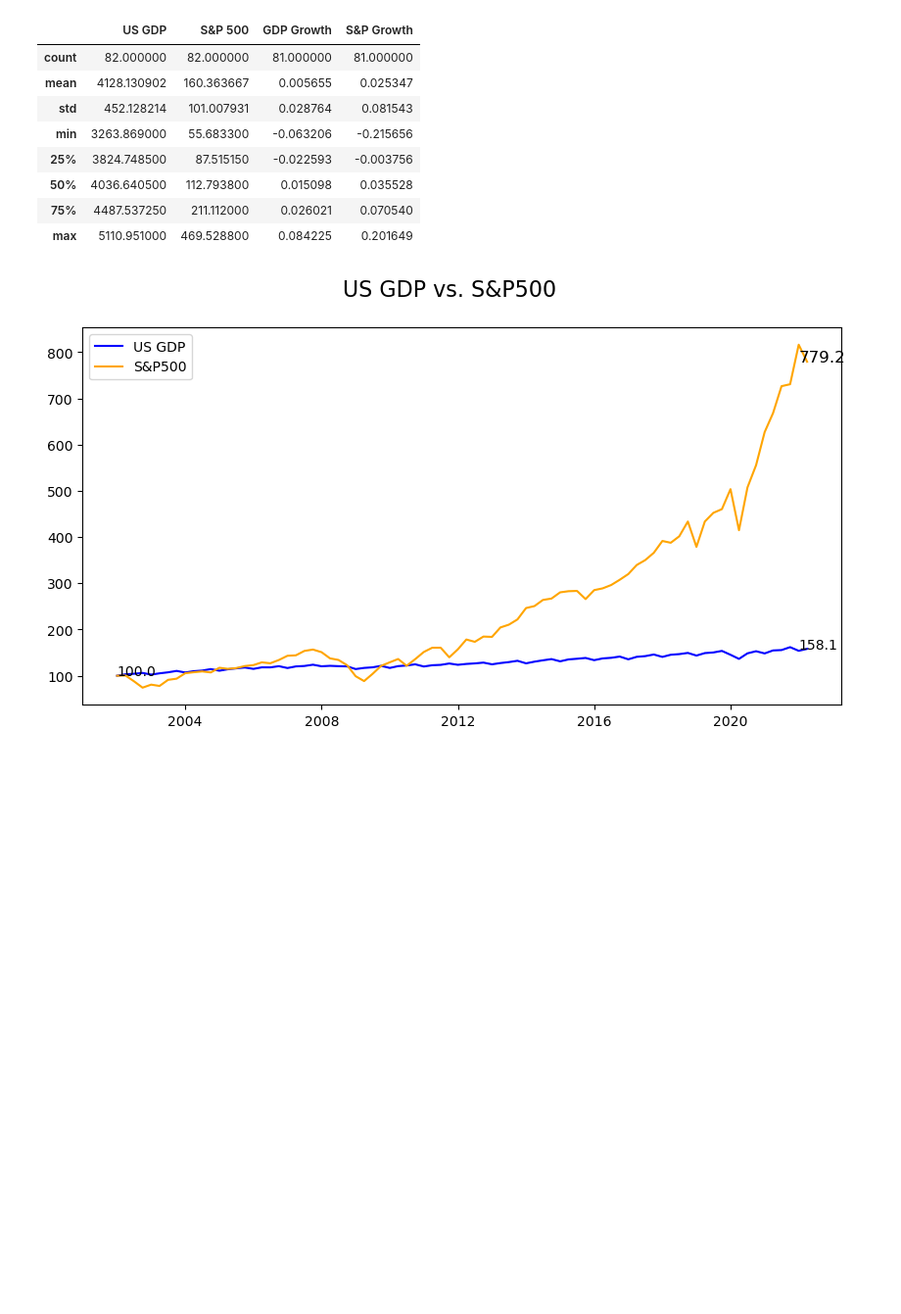
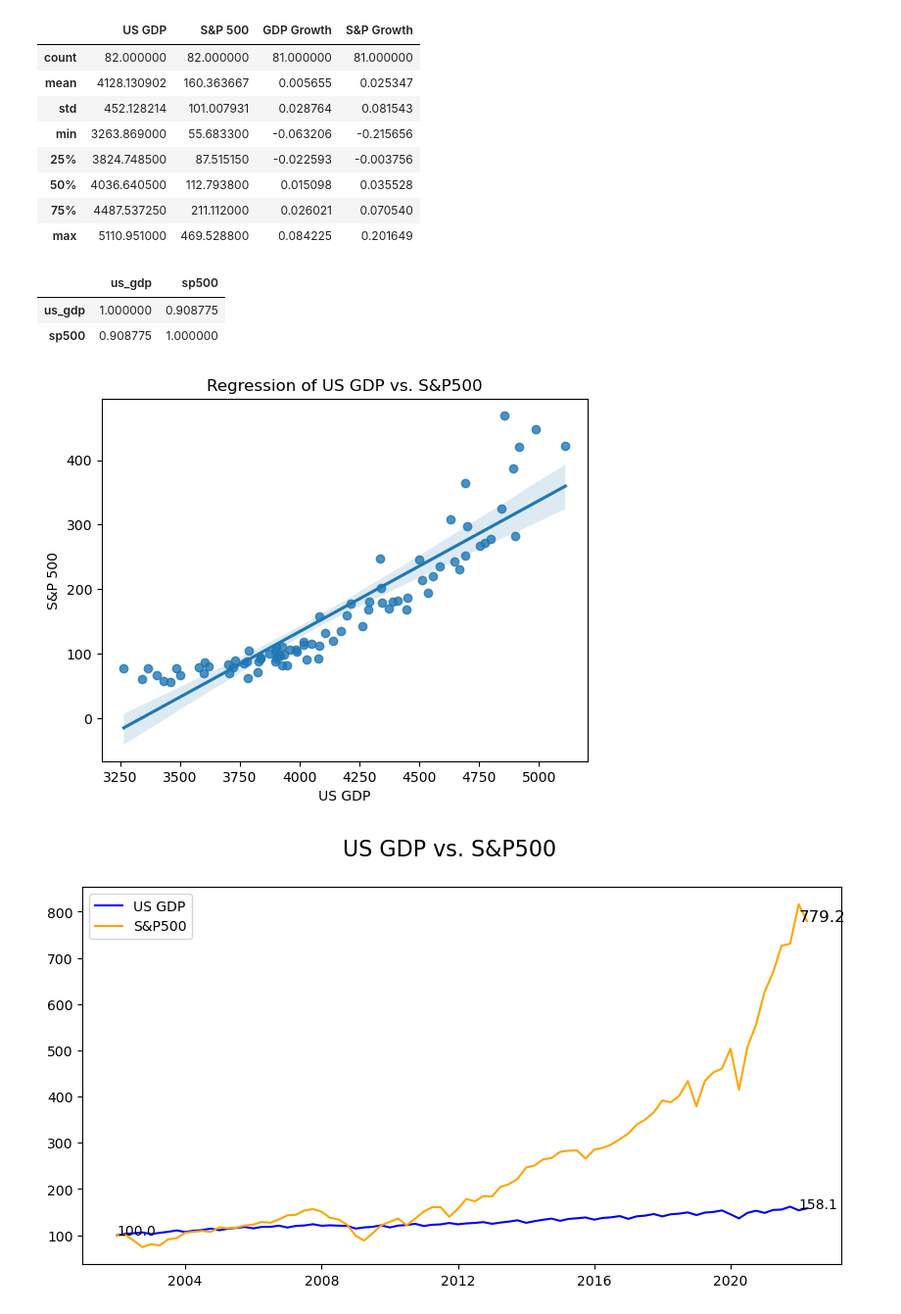
Before and after one commit to tillfurger/stock_vs_gdp, a Jupyter notebook: notebooks/data_analysis.ipynb, the cells around one changed output. Shown: that part at 98% size. Drawn from its saved outputs; the diff is of its cells as text; code cells hidden in the pictures; blank space fills up the shorter version.

```diff
--- a/notebooks/data_analysis.ipynb
+++ b/notebooks/data_analysis.ipynb
@@ -64,6 +65,20 @@ data_info
 | 50% | 4036.640500 | 112.793800 | 0.015098 | 0.035528 |
 | 75% | 4487.537250 | 211.112000 | 0.026021 | 0.070540 |
 | max | 5110.951000 | 469.528800 | 0.084225 | 0.201649 |
+# %%
+# What is the correlation between the two variables
+
+data[['us_gdp', 'sp500']].corr()
+# %% [output]
+|  | us_gdp | sp500 |
+| us_gdp | 1.000000 | 0.908775 |
+| sp500 | 0.908775 | 1.000000 |
+# %%
+fig = sns.regplot(x=data.us_gdp, y=data.sp500).set(xlabel='US GDP', ylabel='S&P 500', title='Regression of US GDP vs. S&P500');
+
+plt.savefig("../reports/figures/regression.svg")
+# %% [output]
+[figure, added]
 # %%
 # Make the two series to start at 100
 
```
Also changed, not shown: parts of 4 cells of this notebook, 5 other files.
